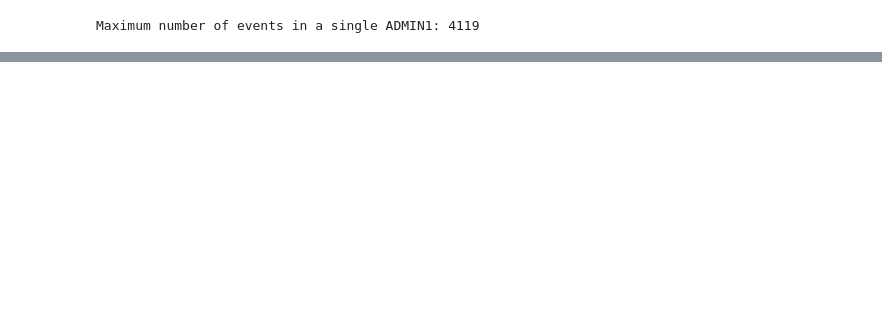
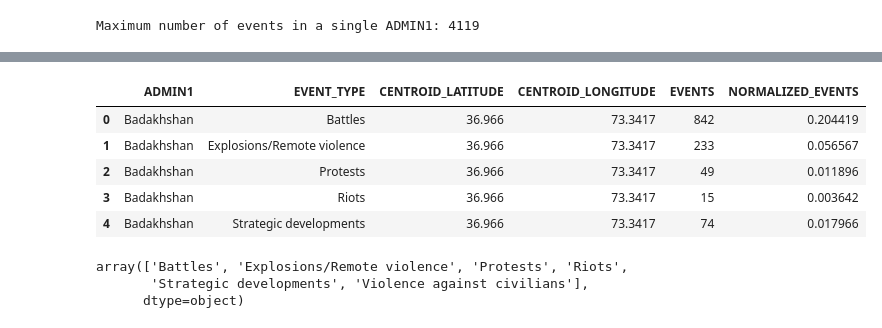
Before and after one commit to group-pi-dataviz/group-pi-dataviz.github.io, a Jupyter notebook: scripts/data_prepocessing_parte4.ipynb, the cells around one changed output, grey strips where cells are left out. Drawn from its saved outputs; the diff is of its cells as text; code cells hidden in the pictures; blank space fills up the shorter version.

```diff
--- a/scripts/data_prepocessing_parte4.ipynb
+++ b/scripts/data_prepocessing_parte4.ipynb
@@ -126,2 +176,24 @@ grouped_data.head()
+# %%
+# Transforming CENTROID_LATITUDE and CENTROID_LONGITUDE to numeric (pay attention: now their format has a comma instead of a dot)
+# So first we need to replace commas with dots
+grouped_data['CENTROID_LATITUDE'] = grouped_data['CENTROID_LATITUDE'].str.replace(',', '.')
+grouped_data['CENTROID_LONGITUDE'] = grouped_data['CENTROID_LONGITUDE'].str.replace(',', '.')
+grouped_data['CENTROID_LATITUDE'] = pd.to_numeric(grouped_data['CENTROID_LATITUDE'], errors='coerce')
+grouped_data['CENTROID_LONGITUDE'] = pd.to_numeric(grouped_data['CENTROID_LONGITUDE'], errors='coerce')
+
+grouped_data.head()
+# %% [output]
+|  | ADMIN1 | EVENT_TYPE | CENTROID_LATITUDE | CENTROID_LONGITUDE | EVENTS | NORMALIZED_EVENTS |
+| 0 | Badakhshan | Battles | 36.966 | 73.3417 | 842 | 0.204419 |
+| 1 | Badakhshan | Explosions/Remote violence | 36.966 | 73.3417 | 233 | 0.056567 |
+| 2 | Badakhshan | Protests | 36.966 | 73.3417 | 49 | 0.011896 |
+| 3 | Badakhshan | Riots | 36.966 | 73.3417 | 15 | 0.003642 |
+| 4 | Badakhshan | Strategic developments | 36.966 | 73.3417 | 74 | 0.017966 |
+# %%
+grouped_data['EVENT_TYPE'].unique()
+# %% [output]
+array(['Battles', 'Explosions/Remote violence', 'Protests', 'Riots',
+       'Strategic developments', 'Violence against civilians'],
+      dtype=object)
 # %%
 # Saving grouped_data to CSV
```
Also changed, not shown: parts of 10 cells of this notebook, 4 other files.
